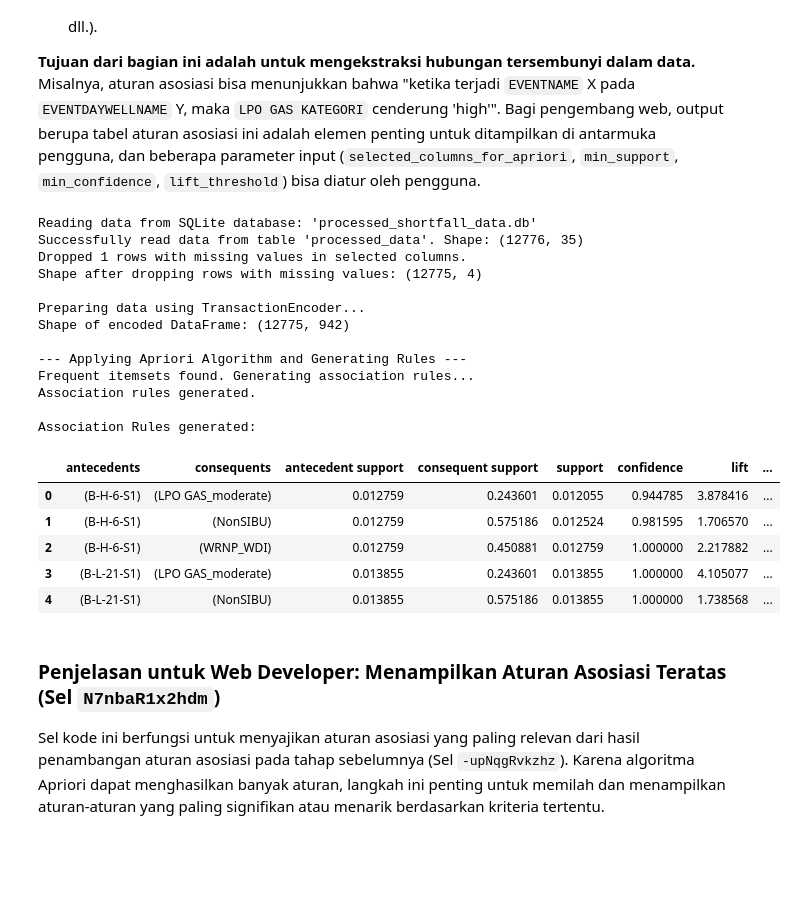
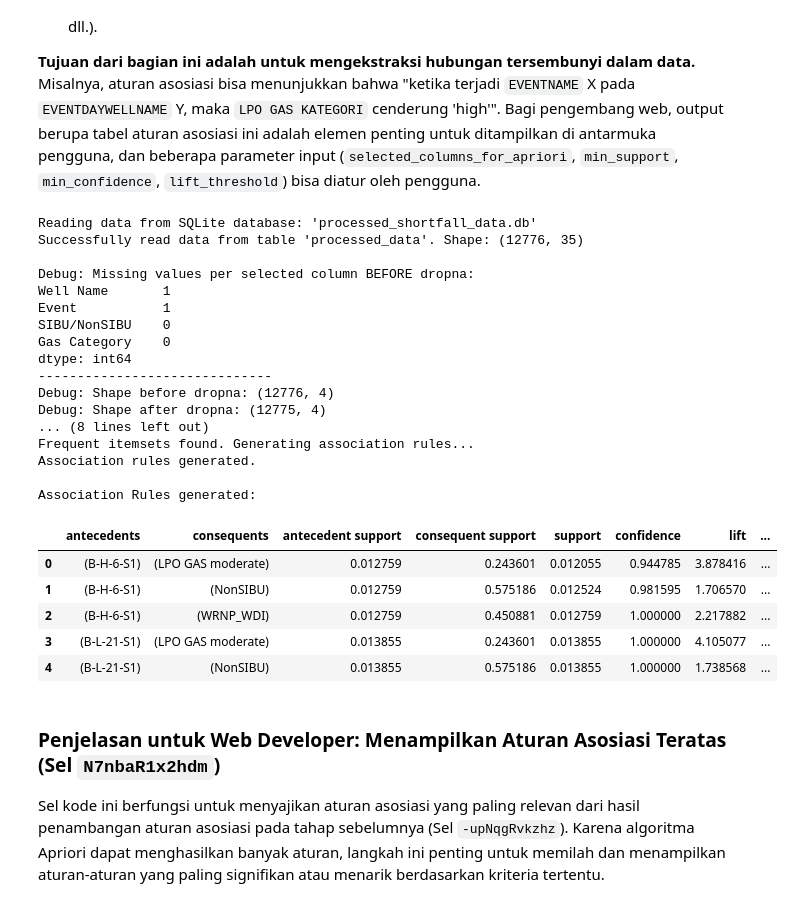
Before and after one commit to ridoya09/Proyek-Analisis-Data, a Jupyter notebook: Apriori/Engine_Apriori_LPO.ipynb, the cells around one changed output. Drawn from its saved outputs; the diff is of its cells as text; code cells hidden in the pictures; blank space fills up the shorter version.

```diff
--- a/Apriori/Engine_Apriori_LPO.ipynb
+++ b/Apriori/Engine_Apriori_LPO.ipynb
@@ -1285,46 +1486,50 @@ else:
     else:
         # Define the columns to select for Apriori analysis
         # This list will need to be determined or provided by the user/UI in a web app
-        # UPDATE: Use only the LPO category columns for Apriori
-        selected_columns_for_apriori = ['gas_category', 'event_name', 'well_name','region'] # Updated to only LPO categories
+        # UPDATE: Remove 'CONDENSATE RATE_ClusterLabel' as it has all missing values
+        selected_columns_for_apriori = ['Well Name','Event','SIBU/NonSIBU', 'Gas Category'] # Removed 'CONDENSATE RATE_ClusterLabel'
 
         # Define Apriori parameters
         min_support_value = 0.01
         min_confidence_value = 0.5
         lift_threshold_value = 1
 
         # Call the function to find association rules, passing the SQLite database path
         rules = find_association_rules(processed_sqlite_path, selected_columns_for_apriori, min_support_value, min_confidence_value, lift_threshold_value)
 
         # Optional: Display head of the rules DataFrame after the function call
         if not rules.empty:
             print("\nAssociation Rules generated:")
             display(rules.head())
 
         else:
             # Message about empty rules is handled inside the function
             pass # No need for extra print here unless rules is empty for unhandled reason
 
 # Note: rules DataFrame is now available in the global scope after the function call
 # %% [output]
 Reading data from SQLite database: 'processed_shortfall_data.db'
 Successfully read data from table 'processed_data'. Shape: (12776, 35)
-Dropped 1 rows with missing values in selected columns.
-Shape after dropping rows with missing values: (12775, 4)
 
-Preparing data using TransactionEncoder...
-Shape of encoded DataFrame: (12775, 942)
-
---- Applying Apriori Algorithm and Generating Rules ---
+Debug: Missing values per selected column BEFORE dropna:
+Well Name       1
+Event           1
+SIBU/NonSIBU    0
+Gas Category    0
+dtype: int64
+------------------------------
+Debug: Shape before dropna: (12776, 4)
+Debug: Shape after dropna: (12775, 4)
+... (8 lines left out)
 Frequent itemsets found. Generating association rules...
 Association rules generated.
 
 Association Rules generated:
 |  | antecedents | consequents | antecedent support | consequent support | support | confidence | lift | ... |
-| 0 | (B-H-6-S1) | (LPO GAS_moderate) | 0.012759 | 0.243601 | 0.012055 | 0.944785 | 3.878416 | ... |
+| 0 | (B-H-6-S1) | (LPO GAS moderate) | 0.012759 | 0.243601 | 0.012055 | 0.944785 | 3.878416 | ... |
 | 1 | (B-H-6-S1) | (NonSIBU) | 0.012759 | 0.575186 | 0.012524 | 0.981595 | 1.706570 | ... |
 | 2 | (B-H-6-S1) | (WRNP_WDI) | 0.012759 | 0.450881 | 0.012759 | 1.000000 | 2.217882 | ... |
-| 3 | (B-L-21-S1) | (LPO GAS_moderate) | 0.013855 | 0.243601 | 0.013855 | 1.000000 | 4.105077 | ... |
+| 3 | (B-L-21-S1) | (LPO GAS moderate) | 0.013855 | 0.243601 | 0.013855 | 1.000000 | 4.105077 | ... |
 | 4 | (B-L-21-S1) | (NonSIBU) | 0.013855 | 0.575186 | 0.013855 | 1.000000 | 1.738568 | ... |
 # %% [markdown]
 ### Penjelasan untuk Web Developer: Menampilkan Aturan Asosiasi Teratas (Sel `N7nbaR1x2hdm`)
```
Also changed, not shown: parts of 6 cells of this notebook.
